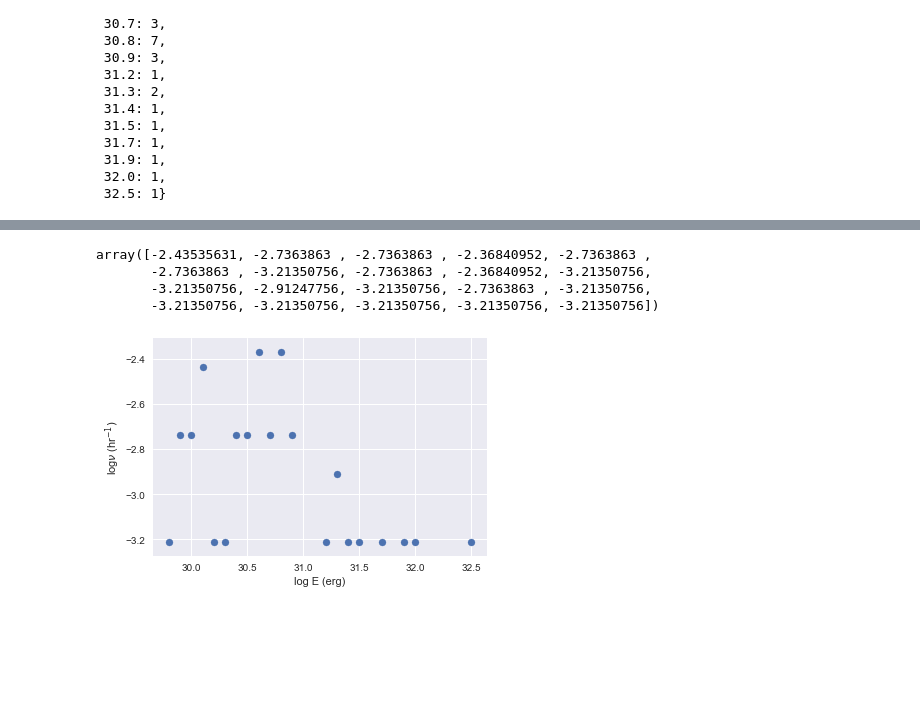
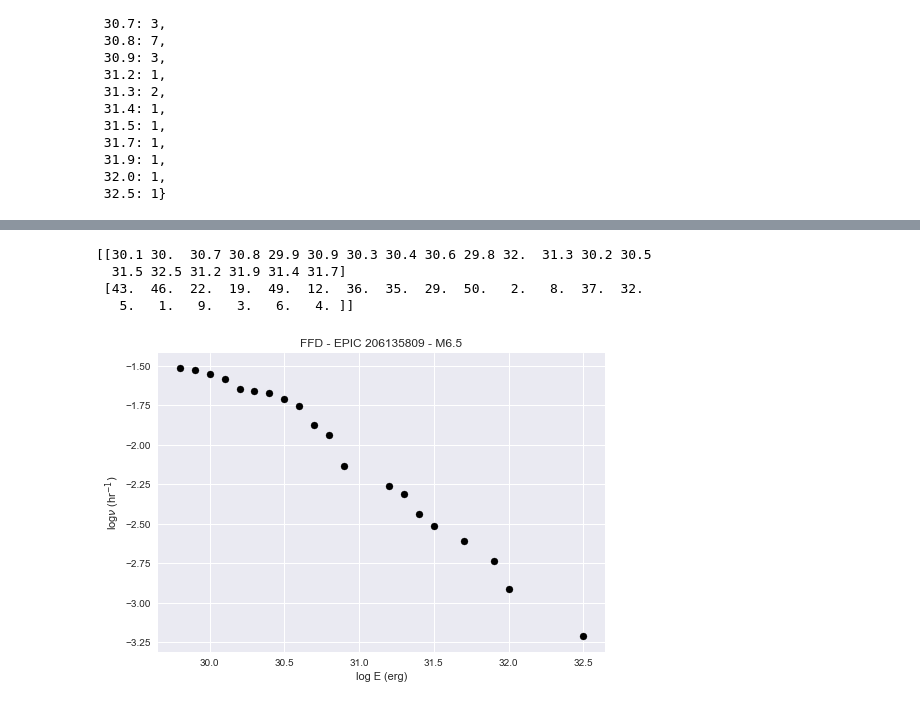
Before and after one commit to RileyWClarke/BiancoGroup, a Jupyter notebook: BiancoSummer2019.ipynb, the cells around one changed output, grey strips where cells are left out. Cells and saved outputs as stored; diff of their text form; code cells hidden in the pictures; blank space fills up the shorter version.

```diff
--- a/BiancoSummer2019.ipynb
+++ b/BiancoSummer2019.ipynb
@@ -529,16 +527,41 @@ flr_eng
-# %%
-flr_freq = list(c.values())
-logflrfreq = np.log10(flr_cnts / tar1_hours)
-logflrfreq
-# %% [output]
-array([-2.43535631, -2.7363863 , -2.7363863 , -2.36840952, -2.7363863 ,
-       -2.7363863 , -3.21350756, -2.7363863 , -2.36840952, -3.21350756,
-       -3.21350756, -2.91247756, -3.21350756, -2.7363863 , -3.21350756,
-       -3.21350756, -3.21350756, -3.21350756, -3.21350756, -3.21350756])
+# %%
+energies = list(c.keys())
+freqs = list(c.values())
+cumul_freq = np.zeros((2,len(freqs)))
+
+for e in range(len(energies)):
+    cumul_freq[0][e] = energies[e]
+    count = 0
+    for f in range(len(energies)):
+
+        if (energies[e] == energies[f]) or (energies[e] < energies[f]):
+            count += freqs[f]
+
+        else:
+            pass
+
+        cumul_freq[1][e] = count
+
+print(cumul_freq)
+# %% [output]
+[[30.1 30.  30.7 30.8 29.9 30.9 30.3 30.4 30.6 29.8 32.  31.3 30.2 30.5
+  31.5 32.5 31.2 31.9 31.4 31.7]
+ [43.  46.  22.  19.  49.  12.  36.  35.  29.  50.   2.   8.  37.  32.
+   5.   1.   9.   3.   6.   4. ]]
+# %%
+tar1_days = tar1_t.max() - tar1_t.min()
+
+tar1_hours = tar1_days * 24
+
+np.log10(1 / tar1_hours)
+
+flr_engs = cumul_freq[0][:]
+logflrfreq = np.log10(cumul_freq[1][:] / tar1_hours)
 # %%
-plt.scatter(flr_eng,logflrfreq)
+plt.scatter(flr_engs,logflrfreq, c='k')
 plt.ylabel(r'log$\nu$ (hr$^{-1})$')
 plt.xlabel('log E (erg)')
+plt.title("FFD - EPIC 206135809 - M6.5")
 plt.savefig('Figures/ffd1.png')
 # %% [output]
-[figure, old version]
+[figure, new version]
```
Also changed, not shown: parts of 11 cells of this notebook, 5 other files.
